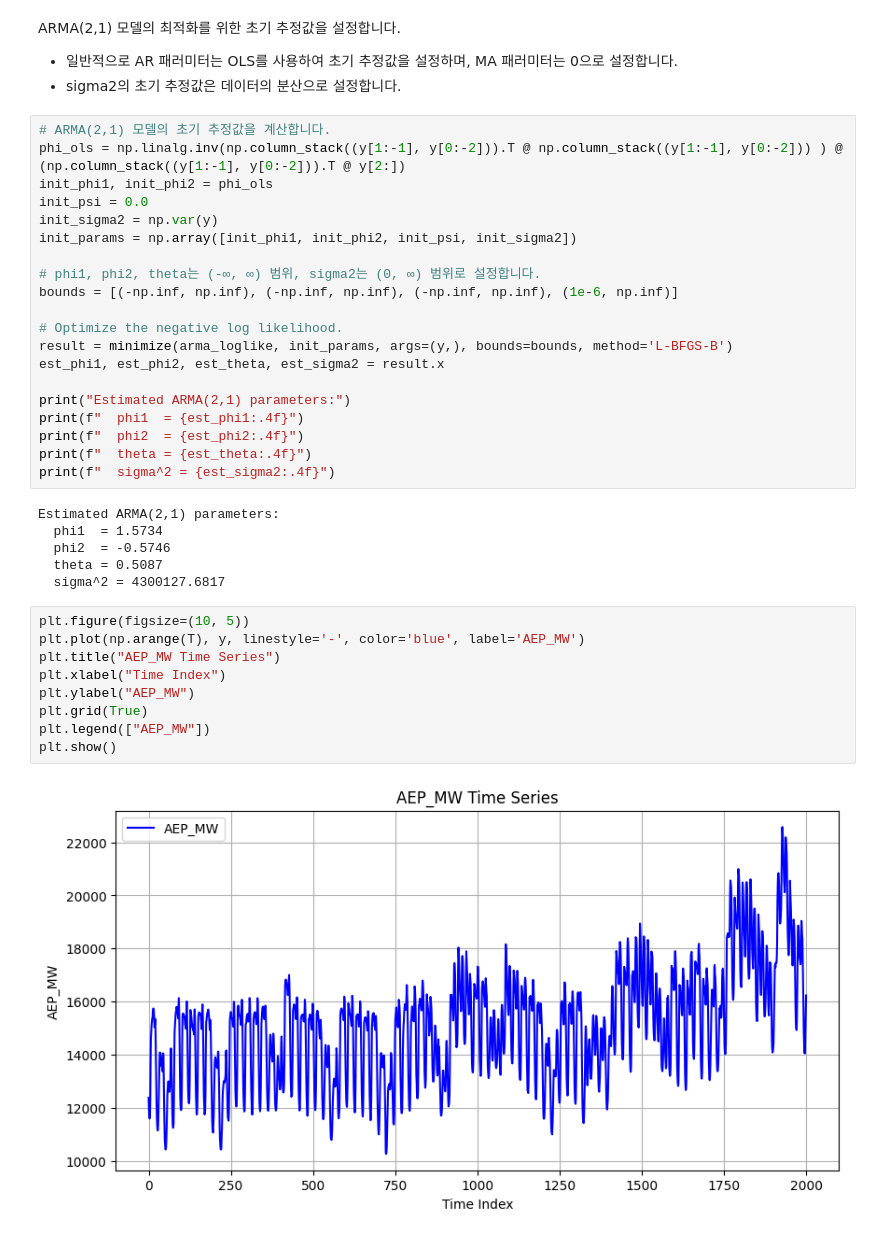
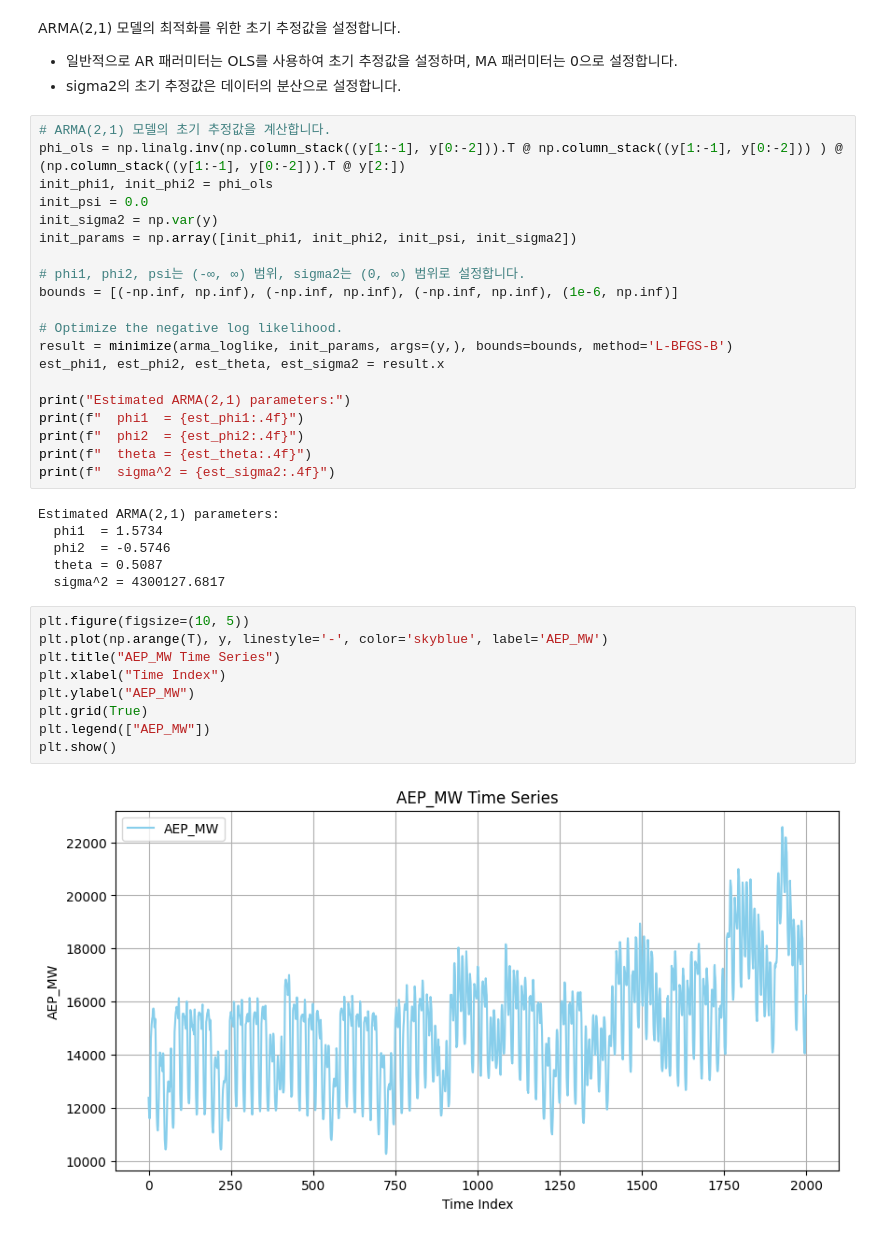
Before and after one commit to minkeymouse/forecasting, a Jupyter notebook: practices/practice1.ipynb, the cells around one changed output. Cells and saved outputs as stored; diff of their text form.

```diff
--- a/practices/practice1.ipynb
+++ b/practices/practice1.ipynb
@@ -1044,7 +1044,7 @@ init_psi = 0.0
 init_sigma2 = np.var(y)
 init_params = np.array([init_phi1, init_phi2, init_psi, init_sigma2])
 
-# phi1, phi2, theta는 (-∞, ∞) 범위, sigma2는 (0, ∞) 범위로 설정합니다.
+# phi1, phi2, psi는 (-∞, ∞) 범위, sigma2는 (0, ∞) 범위로 설정합니다.
 bounds = [(-np.inf, np.inf), (-np.inf, np.inf), (-np.inf, np.inf), (1e-6, np.inf)]
 
 # Optimize the negative log likelihood.
@@ -1064,12 +1064,12 @@ Estimated ARMA(2,1) parameters:
   sigma^2 = 4300127.6817
 # %%
 plt.figure(figsize=(10, 5))
-plt.plot(np.arange(T), y, linestyle='-', color='blue', label='AEP_MW')
+plt.plot(np.arange(T), y, linestyle='-', color='skyblue', label='AEP_MW')
 plt.title("AEP_MW Time Series")
 plt.xlabel("Time Index")
 plt.ylabel("AEP_MW")
 plt.grid(True)
 plt.legend(["AEP_MW"])
 plt.show()
 # %% [output]
-[figure, old version]
+[figure, new version]
```
Also changed, not shown: parts of 5 cells of this notebook.
